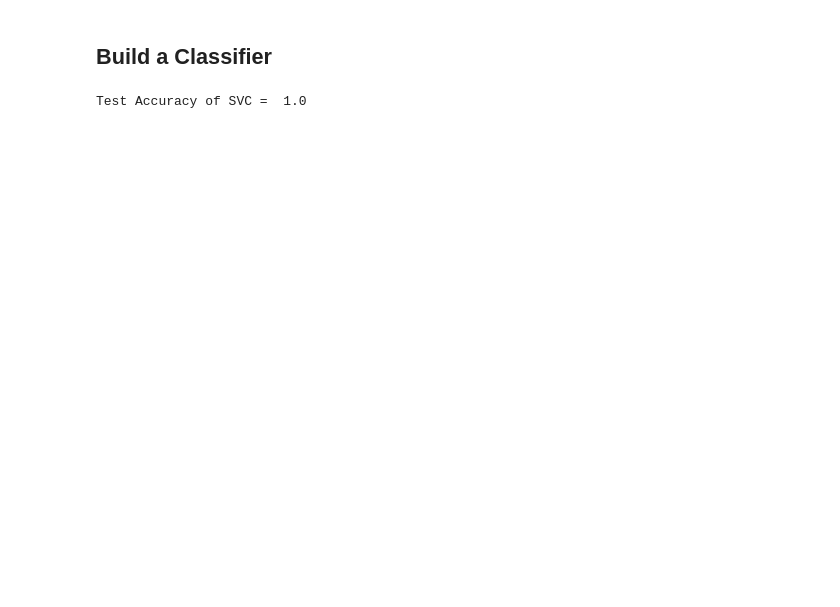
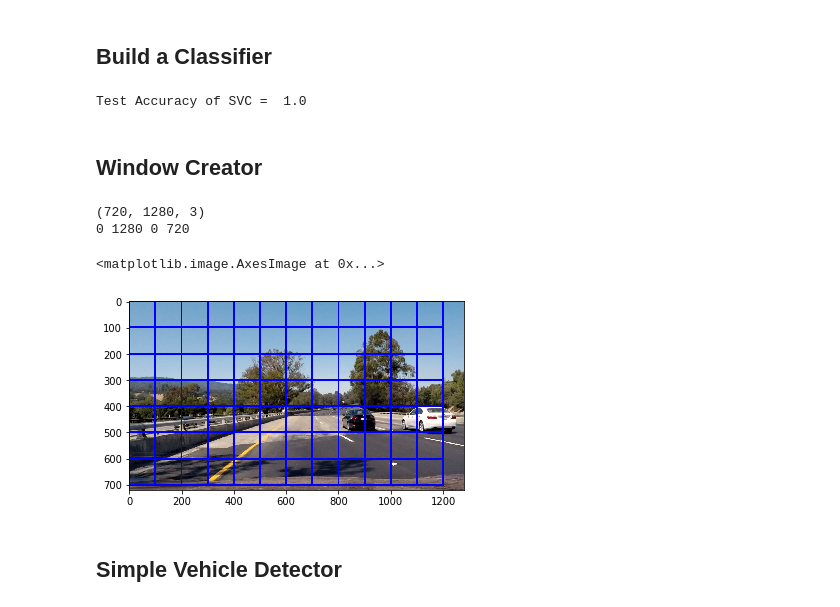
Before and after one commit to Maesla/Vehicle-Detection, a Jupyter notebook: vehicle_detection.ipynb, the cells around one changed output. Saved outputs shown, nothing was run; the diff lists cells and outputs as text; code cells hidden in the pictures; blank space fills up the shorter version.

```diff
--- a/vehicle_detection.ipynb
+++ b/vehicle_detection.ipynb
@@ -286,3 +298,5 @@ svc.fit(X_train, y_train)
 print('Test Accuracy of SVC = ', svc.score(X_test, y_test))
 # %% [output]
 Test Accuracy of SVC =  1.0
+# %% [markdown]
+## Window Creator
@@ -288,0 +372,19 @@ Test Accuracy of SVC =  1.0
+# %%
+import matplotlib.image as mpimg
+import matplotlib.pyplot as plt
+
+%matplotlib inline
+
+test_img_folder = './test_images/test4.jpg'
+test_image = mpimg.imread(test_img_folder)
+
+window_creator = Window_Creator()
+image_with_window = window_creator.draw_windows(test_image)
+plt.imshow(image_with_window)
+# %% [output]
+(720, 1280, 3)
+0 1280 0 720
+<matplotlib.image.AxesImage at 0x...>
+[figure, added]
+# %% [markdown]
+## Simple Vehicle Detector
```
Also changed, not shown: parts of 7 cells of this notebook.
